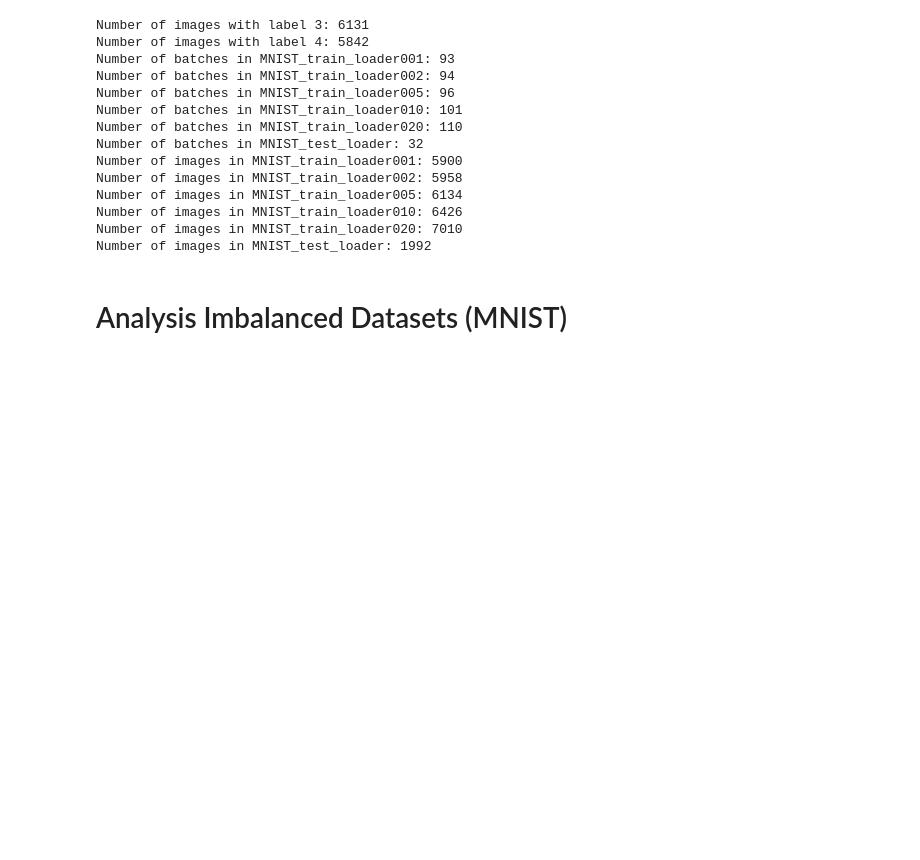
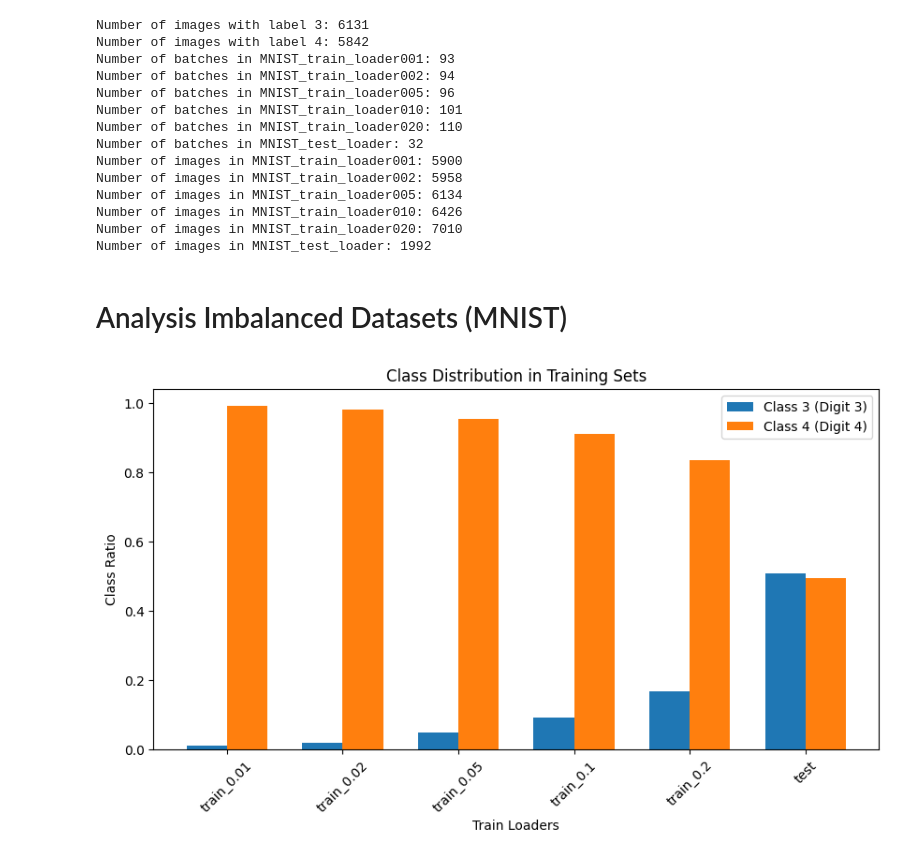
Before and after one commit to MaxCHENGLONG/MasterThesis, a Jupyter notebook: Binary_MNIST_Imbalanced_datasets.ipynb, the cells around one changed output. Cells and saved outputs as stored; diff of their text form; code cells hidden in the pictures; blank space fills up the shorter version.

```diff
--- a/Binary_MNIST_Imbalanced_datasets.ipynb
+++ b/Binary_MNIST_Imbalanced_datasets.ipynb
@@ -58,19 +58,19 @@ def BinaryMNISTcreate_imbalanced_datasets(
     return data_loaders_dict
 # %%
 if __name__ == '__main__':
-    MNISTDataLoader = BinaryMNISTcreate_imbalanced_datasets(
+    BinaryMNISTDataLoader = BinaryMNISTcreate_imbalanced_datasets(
         root = '/Users/max/MasterThesisData/MNIST',
         download=True,
         batch_size=64,
         random_seed = 42,
         fractions=[0.01, 0.02, 0.05, 0.1, 0.2],
     )
-    MNIST_train_loader001 = MNISTDataLoader['train_0.01']
-    MNIST_train_loader002 = MNISTDataLoader['train_0.02']
-    MNIST_train_loader005 = MNISTDataLoader['train_0.05']
-    MNIST_train_loader010 = MNISTDataLoader['train_0.1']
-    MNIST_train_loader020 = MNISTDataLoader['train_0.2']
-    MNIST_test_loader = MNISTDataLoader['test']
+    MNIST_train_loader001 = BinaryMNISTDataLoader['train_0.01']
+    MNIST_train_loader002 = BinaryMNISTDataLoader['train_0.02']
+    MNIST_train_loader005 = BinaryMNISTDataLoader['train_0.05']
+    MNIST_train_loader010 = BinaryMNISTDataLoader['train_0.1']
+    MNIST_train_loader020 = BinaryMNISTDataLoader['train_0.2']
+    MNIST_test_loader = BinaryMNISTDataLoader['test']
     print('Number of batches in MNIST_train_loader001:', len(MNIST_train_loader001))
     print('Number of batches in MNIST_train_loader002:', len(MNIST_train_loader002))
     print('Number of batches in MNIST_train_loader005:', len(MNIST_train_loader005))
@@ -120,0 +128,32 @@ def Binary_get_class_distribution(data_loader):
+# %%
+def visualize_distribution(train_loaders):
+    class_3_ratios = []
+    class_4_ratios = []
+    train_names = []
+
+    for name, loader in train_loaders.items():
+        p3, p4 = Binary_get_class_distribution(loader)
+        train_names.append(name)
+        class_3_ratios.append(p3)
+        class_4_ratios.append(p4)
+
+    x = np.arange(len(train_names))
+    bar_width = 0.35
+
+    fig, ax = plt.subplots(figsize=(10, 5))
+    ax.bar(x - bar_width/2, class_3_ratios, bar_width, label="Class 3 (Digit 3)")
+    ax.bar(x + bar_width/2, class_4_ratios, bar_width, label="Class 4 (Digit 4)")
+
+    ax.set_xlabel("Train Loaders")
+    ax.set_ylabel("Class Ratio")
+    ax.set_title("Class Distribution in Training Sets")
+    ax.set_xticks(x)
+    ax.set_xticklabels(train_names, rotation=45)
+    ax.legend()
+
+    plt.show()
+
+# 可视化训练集类别比例
+visualize_distribution(BinaryMNISTDataLoader)
+# %% [output]
+[figure, added]
```
Also changed, not shown: parts of 1 cell of this notebook, 1 other file.
